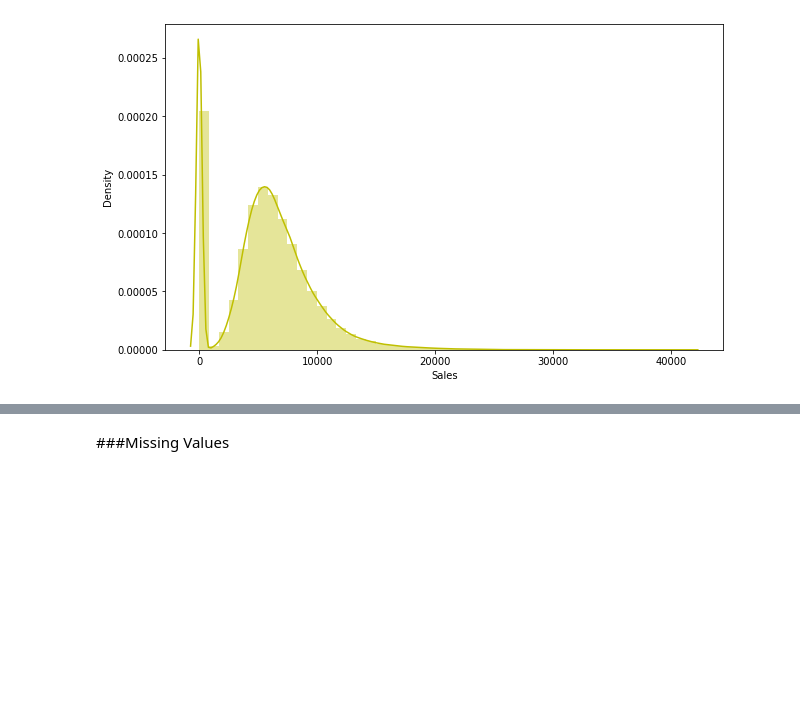
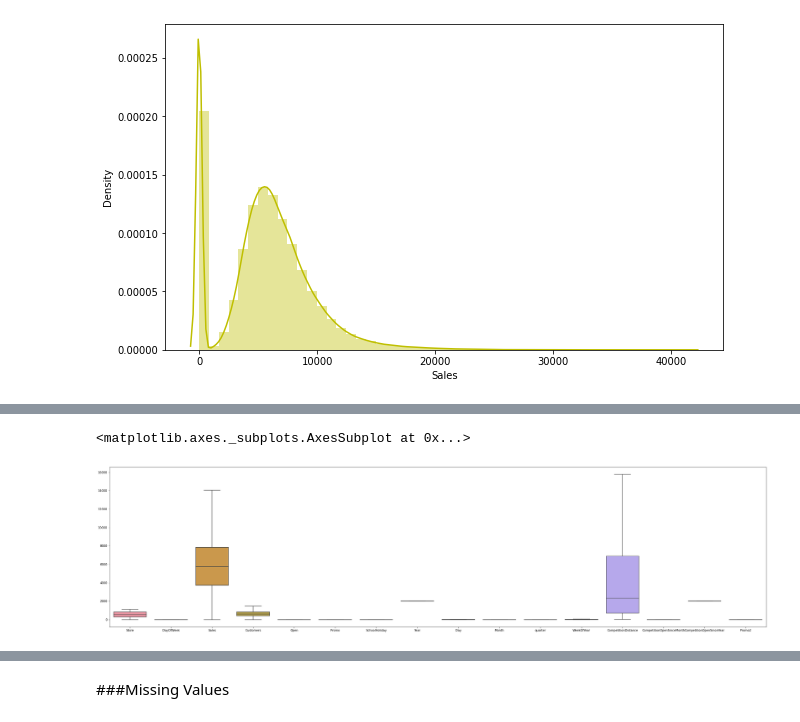
Before and after one commit to vicksypython/Retail-price-prediction-, a Jupyter notebook: ML_Retail_price_prediction_capstone_proj.ipynb, the cells around one changed output, grey strips where cells are left out. Drawn from its saved outputs; the diff is of its cells as text; code cells hidden in the pictures; blank space fills up the shorter version.

```diff
--- a/ML_Retail_price_prediction_capstone_proj.ipynb
+++ b/ML_Retail_price_prediction_capstone_proj.ipynb
@@ -361,0 +375,7 @@ plt.show()
+# %%
+#ploting box plot to find any outliers
+plt.figure(figsize= (40,10))
+sns.boxplot(data = merged_ds,showfliers=False)
+# %% [output]
+<matplotlib.axes._subplots.AxesSubplot at 0x...>
+[figure, added]
```
Also changed, not shown: parts of 11 cells of this notebook.
